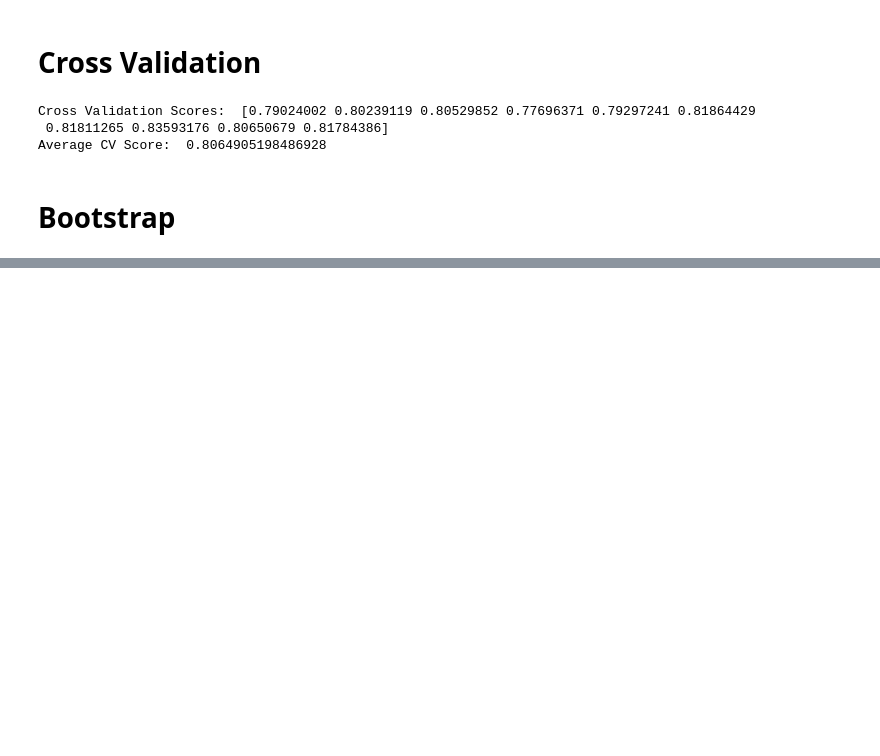
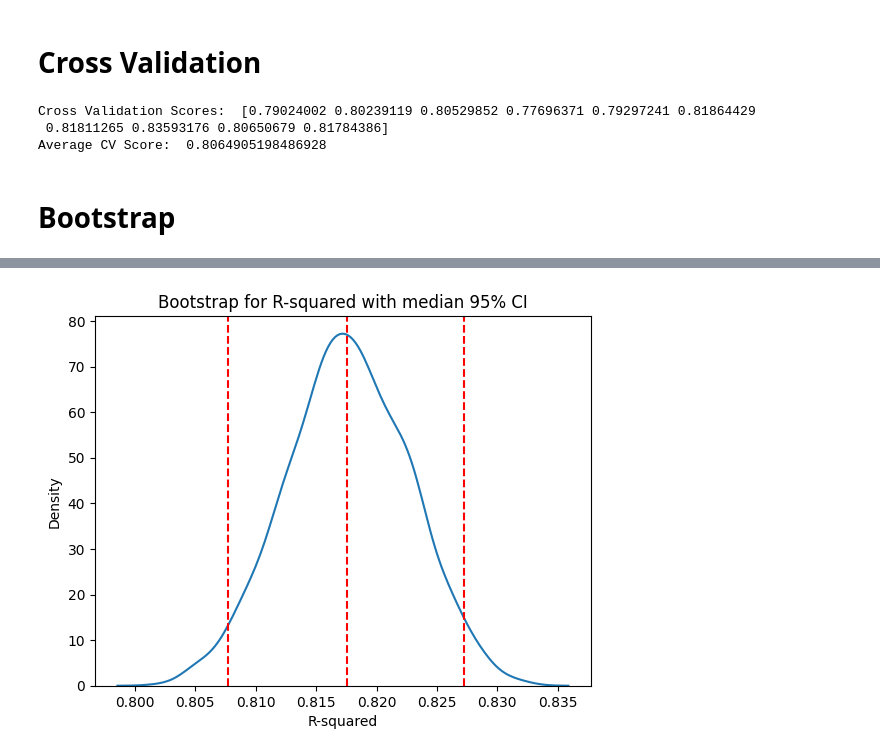
Before and after one commit to Vishal613/House-Price-Prediction, a Jupyter notebook: Models/Lasso_Regression.ipynb, the cells around one changed output, grey strips where cells are left out. Drawn from its saved outputs; the diff is of its cells as text; code cells hidden in the pictures; blank space fills up the shorter version.

```diff
--- a/Models/Lasso_Regression.ipynb
+++ b/Models/Lasso_Regression.ipynb
@@ -347,0 +332,10 @@ plt.show()
+# %%
+sns.kdeplot(r2BS)
+plt.title("Bootstrap for R-squared with median 95% CI")
+plt.xlabel("R-squared")
+plt.axvline(median,0, 14, linestyle="--", color="red")
+plt.axvline(lowerCI,0, 14, linestyle="--", color="red")
+plt.axvline(upperCI,0, 14, linestyle="--", color="red")
+plt.show()
+# %% [output]
+[figure, added]
```
Also changed, not shown: parts of 7 cells of this notebook.
